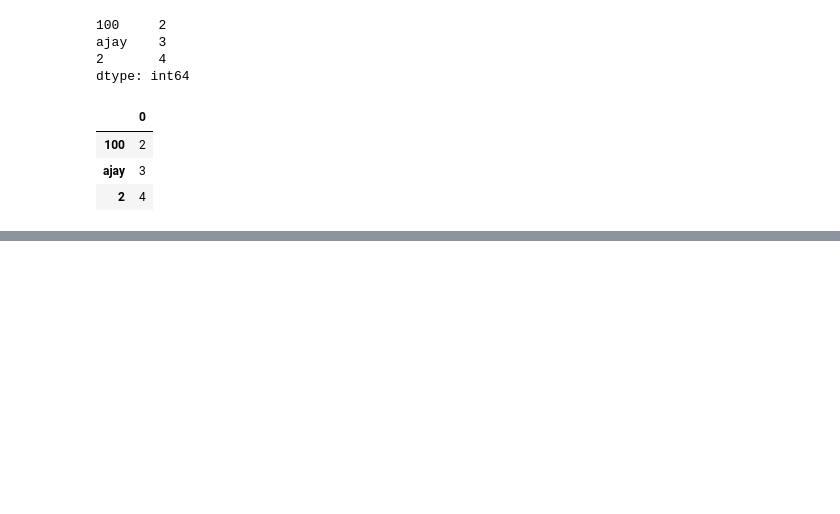
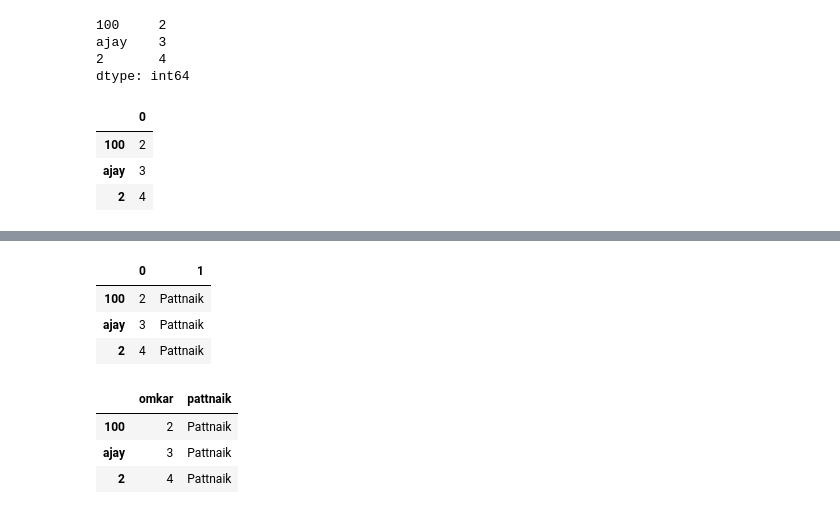
Before and after one commit to omkarpattnaik8080/Pandas, a Jupyter notebook: PandasComplete.ipynb, the cells around one changed output, grey strips where cells are left out. Cells and saved outputs as stored; diff of their text form; code cells hidden in the pictures; blank space fills up the shorter version.

```diff
--- a/PandasComplete.ipynb
+++ b/PandasComplete.ipynb
@@ -368,0 +372,7 @@ d
+# %%
+d
+# %% [output]
+|  | 0 | 1 |
+| 100 | 2 | Pattnaik |
+| ajay | 3 | Pattnaik |
+| 2 | 4 | Pattnaik |
@@ -368,0 +382,7 @@ d
+# %%
+d
+# %% [output]
+|  | omkar | pattnaik |
+| 100 | 2 | Pattnaik |
+| ajay | 3 | Pattnaik |
+| 2 | 4 | Pattnaik |
```
Also changed, not shown: parts of 5 cells of this notebook.
